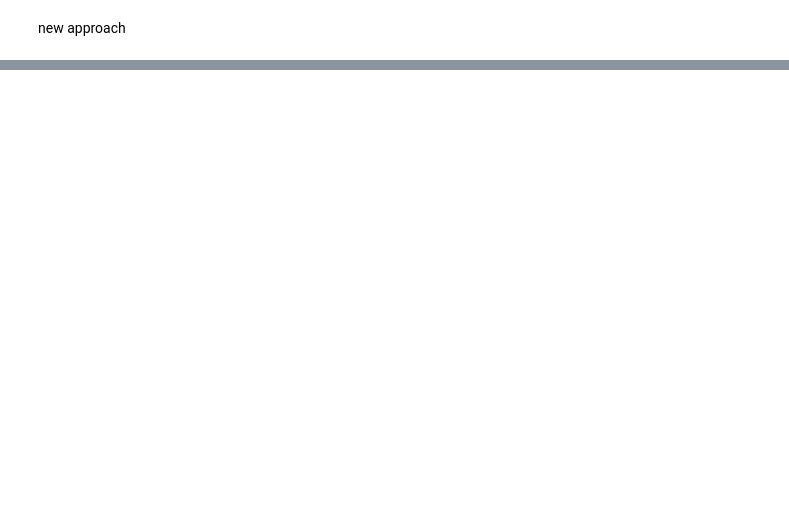
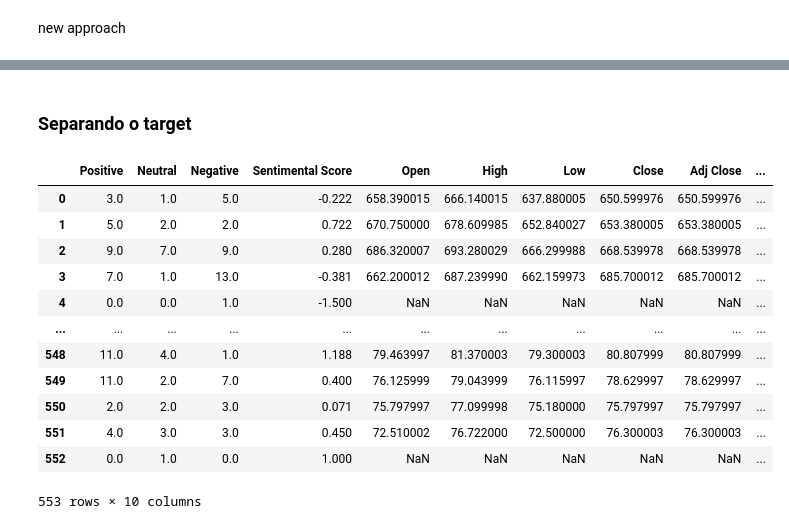
Before and after one commit to netoconcon/next_trend, a Jupyter notebook: notebooks/tanise_nuts_nuts-rnn_com_imputer.ipynb, the cells around one changed output, grey strips where cells are left out. Cells and saved outputs as stored; diff of their text form; code cells hidden in the pictures; blank space fills up the shorter version.

```diff
--- a/notebooks/tanise_nuts_nuts-rnn_com_imputer.ipynb
+++ b/notebooks/tanise_nuts_nuts-rnn_com_imputer.ipynb
@@ -335,0 +270,20 @@ ValueError: Failed to find data adapter that can handle input: <class 'keras.pre
+# %% [markdown]
+### Separando o target
+# %%
+X_tesla_treino = tesla_train.drop(columns=['retorno'])
+# %%
+X_tesla_treino
+# %% [output]
+|  | Positive | Neutral | Negative | Sentimental Score | Open | High | Low | Close | Adj Close | ... |
+| 0 | 3.0 | 1.0 | 5.0 | -0.222 | 658.390015 | 666.140015 | 637.880005 | 650.599976 | 650.599976 | ... |
+| 1 | 5.0 | 2.0 | 2.0 | 0.722 | 670.750000 | 678.609985 | 652.840027 | 653.380005 | 653.380005 | ... |
+| 2 | 9.0 | 7.0 | 9.0 | 0.280 | 686.320007 | 693.280029 | 666.299988 | 668.539978 | 668.539978 | ... |
+| 3 | 7.0 | 1.0 | 13.0 | -0.381 | 662.200012 | 687.239990 | 662.159973 | 685.700012 | 685.700012 | ... |
+| 4 | 0.0 | 0.0 | 1.0 | -1.500 | NaN | NaN | NaN | NaN | NaN | ... |
+| ... | ... | ... | ... | ... | ... | ... | ... | ... | ... | ... |
+| 548 | 11.0 | 4.0 | 1.0 | 1.188 | 79.463997 | 81.370003 | 79.300003 | 80.807999 | 80.807999 | ... |
+| 549 | 11.0 | 2.0 | 7.0 | 0.400 | 76.125999 | 79.043999 | 76.115997 | 78.629997 | 78.629997 | ... |
+| 550 | 2.0 | 2.0 | 3.0 | 0.071 | 75.797997 | 77.099998 | 75.180000 | 75.797997 | 75.797997 | ... |
+| 551 | 4.0 | 3.0 | 3.0 | 0.450 | 72.510002 | 76.722000 | 72.500000 | 76.300003 | 76.300003 | ... |
+| 552 | 0.0 | 1.0 | 0.0 | 1.000 | NaN | NaN | NaN | NaN | NaN | ... |
+553 rows × 10 columns
```
Also changed, not shown: parts of 47 cells of this notebook, 1 other file.
